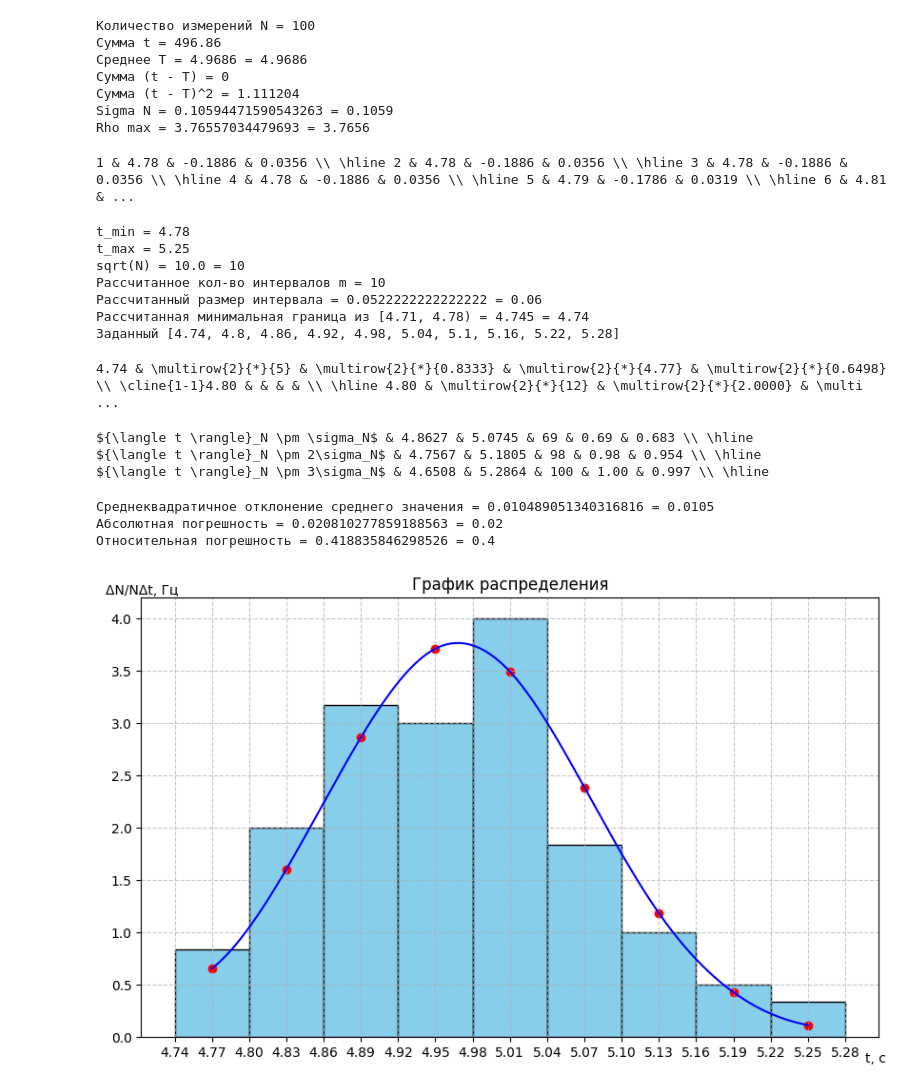
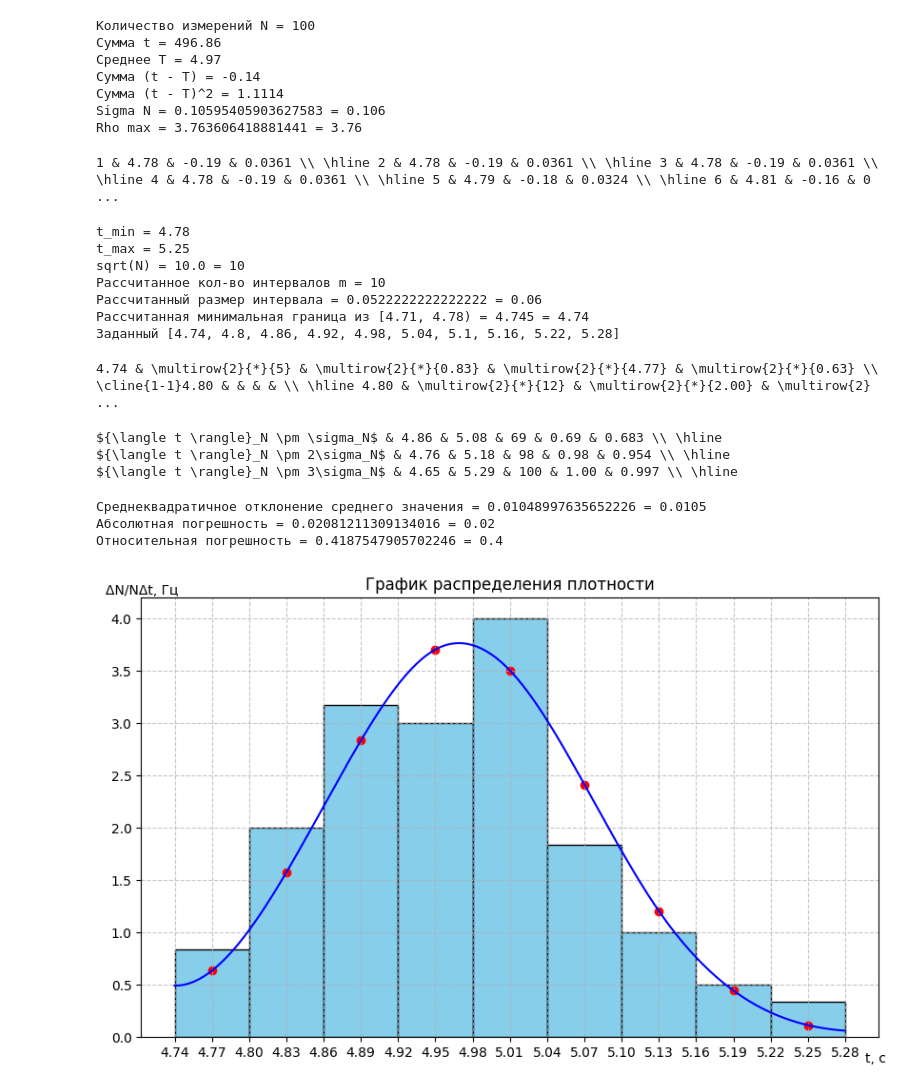
Before and after one commit to OneTwoZzzPlus/ITMO.STUDY, a Jupyter notebook: PHYSICS/lab 1.01/main.ipynb, the cells around one changed output. Cells and saved outputs as stored; diff of their text form; code cells hidden in the pictures.

```diff
--- a/PHYSICS/lab 1.01/main.ipynb
+++ b/PHYSICS/lab 1.01/main.ipynb
@@ -14,6 +14,17 @@ def ceil_f(x, n):
 
 def floor_f(x, n):
     return floor(x * (10 ** n)) / (10 ** n)
+
+
+import math
+
+def rel_round(num, n):
+    if isclose(num, 0):
+        return 0
+    scale = int(-floor(log10(abs(num))) + n - 1)
+    if scale < n:
+        scale = n
+    return round(num, scale)
 # %%
 # Экспериментальные данные (время: количество попадений)
 experiment_data = {
@@ -34,37 +45,40 @@ for k, v in experiment_data.items():
 N = len(data)
 print(f'Количество измерений N = {N}')
 
-T = sum(data)/N
+T = round(sum(data)/N, 2)
 print(f'Сумма t = {sum(data)}')
-print(f'Среднее T = {T} = {T:.4f}')
+print(f'Среднее T = {T}')
 
 sum_t_T = soft(sum(t - T for t in data))
 print(f'Сумма (t - T) = {sum_t_T}')
 
-sum_t_T_square = soft(sum(((t - T)**2) for t in data))
+sum_t_T_square = soft(sum(rel_round((t - T)**2, 3) for t in data))
 print('Сумма (t - T)^2 =', sum_t_T_square)
 
 sigma_N = (1/99 * sum_t_T_square)**0.5
-print(f'Sigma N = {sigma_N} = {sigma_N:.4f}')
+print(f'Sigma N = {sigma_N} = {rel_round(sigma_N, 3)}')
+sigma_N = rel_round(sigma_N, 3)
 
 rho_max = 1/(sqrt(2*pi) * sigma_N)
-print(f'Rho max = {rho_max} = {rho_max:.4f}')
+print(f'Rho max = {rho_max} = {rho_max:.2f}')
+rho_max = round(rho_max, 2)
 # %% [output]
 Количество измерений N = 100
 Сумма t = 496.86
-Среднее T = 4.9686 = 4.9686
-Сумма (t - T) = 0
-Сумма (t - T)^2 = 1.111204
-Sigma N = 0.10594471590543263 = 0.1059
-Rho max = 3.76557034479693 = 3.7656
+Среднее T = 4.97
+Сумма (t - T) = -0.14
+Сумма (t - T)^2 = 1.1114
+Sigma N = 0.10595405903627583 = 0.106
+Rho max = 3.763606418881441 = 3.76
 # %%
 # Таблица "Результаты прямых измерений" LaTeX
 table = ''
 for i, t in enumerate(data):
-    table += f'{i + 1} & {t:.2f} & {(t - T):.4f} & {(t - T)**2:.4f} \\\\ \\hline '
+    table += f'{i + 1} & {t:.2f} & {(t - T):.2f} & {rel_round((t - T)**2, 3)} \\\\ \\hline '
+    # table += f'{i + 1} & {t:.2f} & {(t - T):.2f} & {(t - T)**2:.6f} \\\\ \\hline '
 print(table)
 # %% [output]
-1 & 4.78 & -0.1886 & 0.0356 \\ \hline 2 & 4.78 & -0.1886 & 0.0356 \\ \hline 3 & 4.78 & -0.1886 & 0.0356 \\ \hline 4 & 4.78 & -0.1886 & 0.0356 \\ \hline 5 & 4.79 & -0.1786 & 0.0319 \\ \hline 6 & 4.81 & ...
+1 & 4.78 & -0.19 & 0.0361 \\ \hline 2 & 4.78 & -0.19 & 0.0361 \\ \hline 3 & 4.78 & -0.19 & 0.0361 \\ \hline 4 & 4.78 & -0.19 & 0.0361 \\ \hline 5 & 4.79 & -0.18 & 0.0324 \\ \hline 6 & 4.81 & -0.16 & 0 ...
 # %%
 # Подбор значений для гистограммы
 t_min, t_max = min(data), max(data)
@@ -110,29 +124,29 @@ for i in range(0, m - 1):
     frequency = DeltaN / (N * m_t_delta)
     ttt = start + m_t_delta / 2
     stolb_rho = (1 / sqrt(2*pi) / sigma_N) * exp(-(ttt - T)**2/(2*sigma_N**2))
-    gist_data.append((round(ttt, 2), frequency, stolb_rho))
+    gist_data.append((round(ttt, 2), round(frequency, 2), round(stolb_rho, 2)))
     dan = (f'{start:.2f}', f'{finish:.2f}', f'{DeltaN}',
-           f'{frequency:.4f}', f'{ttt:.2f}', f'{stolb_rho:.4f}')
+           f'{frequency:.2f}', f'{ttt:.2f}', f'{stolb_rho:.2f}')
     table2 += (str(dan[0]) +' & \\multirow{2}{*}{'+ str(dan[2]) +'} & \\multirow{2}{*}{'+
               str(dan[3]) +'} & \\multirow{2}{*}{'+ str(dan[4]) +'} & \\multirow{2}{*}{'+
               str(dan[5]) +'} \\\\ \\cline{1-1}'+ str(dan[1]) +' & & & & \\\\ \\hline ')
 print(table2)
 # %% [output]
-4.74 & \multirow{2}{*}{5} & \multirow{2}{*}{0.8333} & \multirow{2}{*}{4.77} & \multirow{2}{*}{0.6498} \\ \cline{1-1}4.80 & & & & \\ \hline 4.80 & \multirow{2}{*}{12} & \multirow{2}{*}{2.0000} & \multi ...
+4.74 & \multirow{2}{*}{5} & \multirow{2}{*}{0.83} & \multirow{2}{*}{4.77} & \multirow{2}{*}{0.63} \\ \cline{1-1}4.80 & & & & \\ \hline 4.80 & \multirow{2}{*}{12} & \multirow{2}{*}{2.00} & \multirow{2} ...
 # %%
 # Таблица "Доверительные интервалы" LaTeX
 dN1 = sum(1 for x in data if T - sigma_N < x < T + sigma_N)
 dN2 = sum(1 for x in data if T - 2*sigma_N < x < T + 2*sigma_N)
 dN3 = sum(1 for x in data if T - 3*sigma_N < x < T + 3*sigma_N)
 
-table3 = f'''${'{\\langle t \\rangle}'}_N \\pm \\sigma_N$ & {T - sigma_N:.4f} & {T + sigma_N:.4f} & {dN1} & {dN1 / N:.2f} & 0.683 \\\\ \\hline
-${'{\\langle t \\rangle}'}_N \\pm 2\\sigma_N$ & {T - 2*sigma_N:.4f} & {T + 2*sigma_N:.4f} & {dN2} & {dN2 / N:.2f} & 0.954 \\\\ \\hline
-${'{\\langle t \\rangle}'}_N \\pm 3\\sigma_N$ & {T - 3*sigma_N:.4f} & {T + 3*sigma_N:.4f} & {dN3} & {dN3 / N:.2f} & 0.997 \\\\ \\hline'''
+table3 = f'''${'{\\langle t \\rangle}'}_N \\pm \\sigma_N$ & {T - sigma_N:.2f} & {T + sigma_N:.2f} & {dN1} & {dN1 / N:.2f} & 0.683 \\\\ \\hline
+${'{\\langle t \\rangle}'}_N \\pm 2\\sigma_N$ & {T - 2*sigma_N:.2f} & {T + 2*sigma_N:.2f} & {dN2} & {dN2 / N:.2f} & 0.954 \\\\ \\hline
+${'{\\langle t \\rangle}'}_N \\pm 3\\sigma_N$ & {T - 3*sigma_N:.2f} & {T + 3*sigma_N:.2f} & {dN3} & {dN3 / N:.2f} & 0.997 \\\\ \\hline'''
 print(table3)
 # %% [output]
-${\langle t \rangle}_N \pm \sigma_N$ & 4.8627 & 5.0745 & 69 & 0.69 & 0.683 \\ \hline
-${\langle t \rangle}_N \pm 2\sigma_N$ & 4.7567 & 5.1805 & 98 & 0.98 & 0.954 \\ \hline
-${\langle t \rangle}_N \pm 3\sigma_N$ & 4.6508 & 5.2864 & 100 & 1.00 & 0.997 \\ \hline
+${\langle t \rangle}_N \pm \sigma_N$ & 4.86 & 5.08 & 69 & 0.69 & 0.683 \\ \hline
+${\langle t \rangle}_N \pm 2\sigma_N$ & 4.76 & 5.18 & 98 & 0.98 & 0.954 \\ \hline
+${\langle t \rangle}_N \pm 3\sigma_N$ & 4.65 & 5.29 & 100 & 1.00 & 0.997 \\ \hline
 # %%
 sigma_pog = sqrt(sum_t_T_square / N / (N + 1))
 print(f'Cреднеквадратичное отклонение среднего значения = {sigma_pog} = {round(sigma_pog, 4)}')
@@ -142,9 +156,9 @@ print(f'Абсолютная погрешность = {t_pog} = {t_pog:.2f}')
 E_pog = t_pog / T * 100
 print(f'Относительная погрешность = {E_pog} = {E_pog:.1f}')
 # %% [output]
-Cреднеквадратичное отклонение среднего значения = 0.010489051340316816 = 0.0105
-Абсолютная погрешность = 0.020810277859188563 = 0.02
-Относительная погрешность = 0.418835846298526 = 0.4
+Cреднеквадратичное отклонение среднего значения = 0.01048997635652226 = 0.0105
+Абсолютная погрешность = 0.02081211309134016 = 0.02
+Относительная погрешность = 0.4187547905702246 = 0.4
 # %%
 import numpy as np
 import matplotlib.pyplot as plt
@@ -161,33 +175,33 @@ widths = [m_t_delta for _ in gist_data]
 plt.bar(left_edges, heights, width=widths,
         color='skyblue', edgecolor='black', label='Гистограмма')
 
 # Ваши данные
 x = np.array([x[0] for x in gist_data])
 y = np.array([x[2] for x in gist_data])
 # Создаем сглаженную кривую с правильными границами
 spline = make_interp_spline(x, y, k=3, bc_type='not-a-knot')
-x_new = np.linspace(min(x), max(x), 300)
+x_new = np.linspace(min(x) - m_t_delta / 2, max(x) + m_t_delta / 2, 300)
 y_new = spline(x_new)
 # Создаем график
 plt.plot(x_new, y_new, 'b-', label='Кривая по Гаусу')
 plt.scatter(x, y, color='red', label='Исходные точки по Гаусу')
 
 
 # Добавляем сетку
 plt.grid(True, which='both', linestyle='--', alpha=0.7)
 # Настраиваем подписи осей
 plt.xlabel('t, c', x=1.01, ha='right', va='bottom')
 plt.ylabel('ΔN/NΔt, Гц', y=1.03, ha='left', va='top', rotation=0)
 # Устанавливаем масштаб по оси X
 ticks = np.arange(m_t_min, m_t_min + m_t_delta * m, m_t_delta / 2)
 # Настраиваем ось X
 plt.gca().xaxis.set_major_locator(plt.FixedLocator(ticks))
 
 # Добавляем заголовок
-plt.title('График распределения')
+plt.title('График распределения плотности')
 # plt.legend()
 
 # Показываем график
 plt.show()
 # %% [output]
-[figure, old version]
+[figure, new version]
```
Also changed, not shown: 47 other files.
